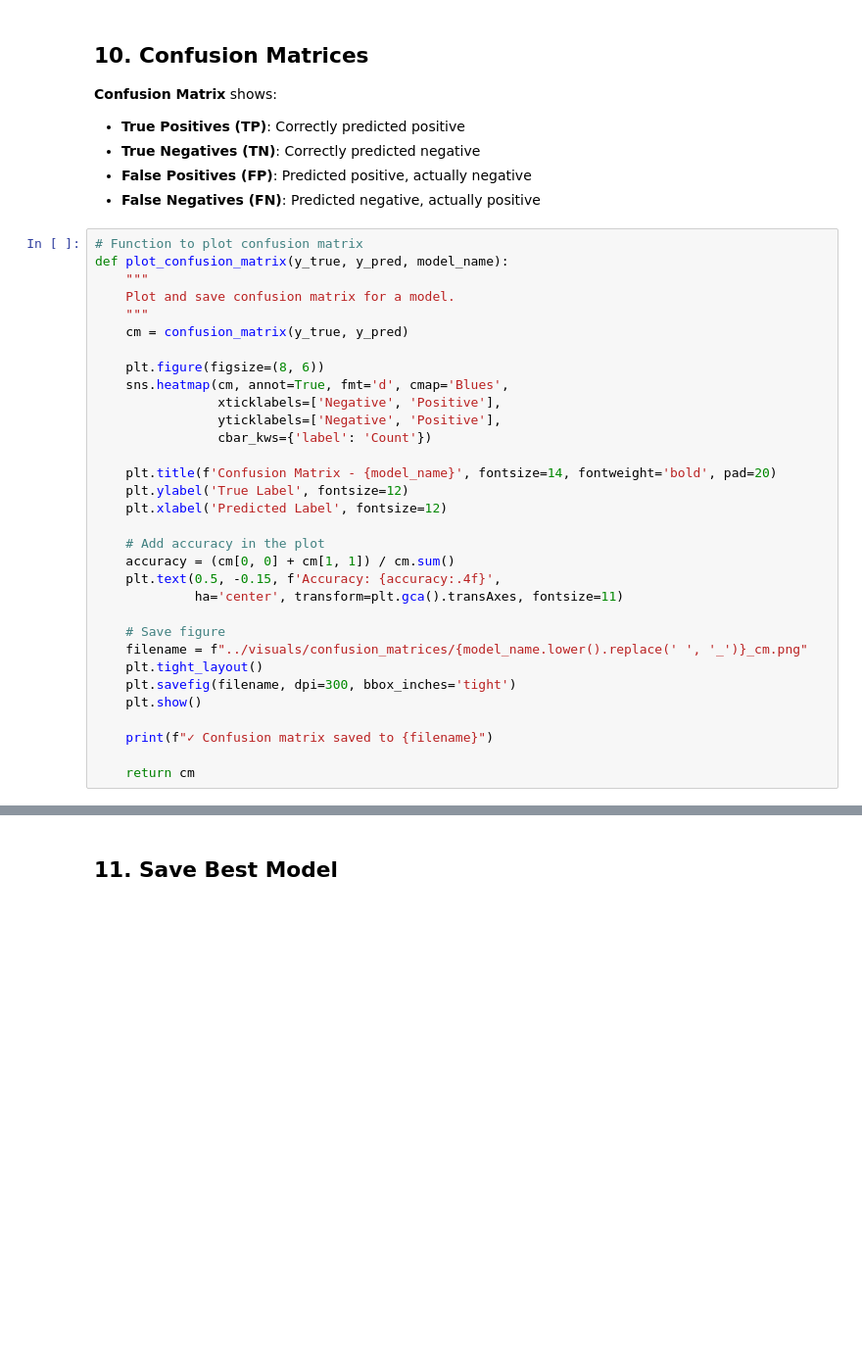
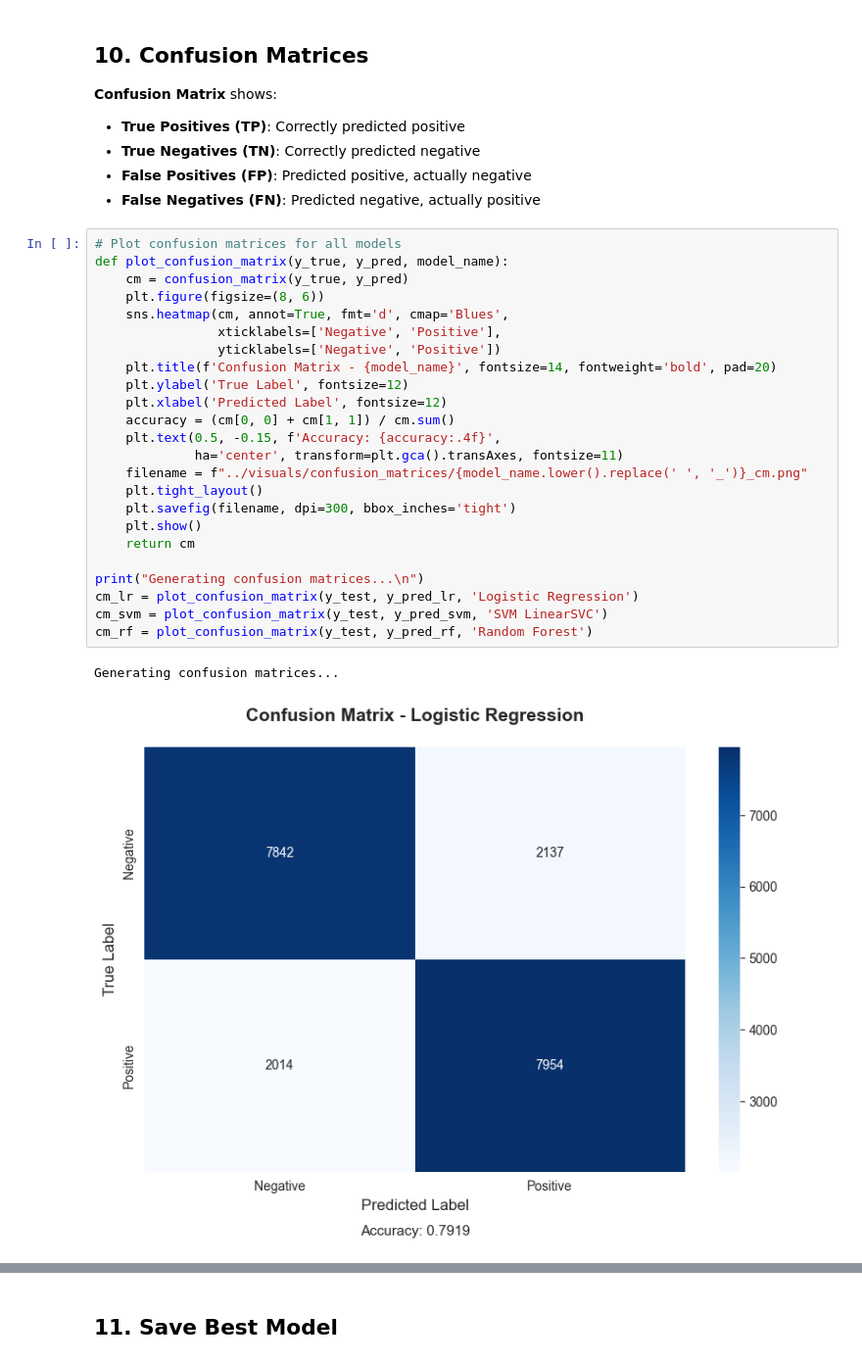
Before and after one commit to Ismailbak/Analyse-automatique-des-sentiments, a Jupyter notebook: notebooks/02_ml_models_baselines.ipynb, the cells around one changed output, grey strips where cells are left out. Shown at 98% size. Saved outputs shown, nothing was run; the diff lists cells and outputs as text; blank space fills up the shorter version.

```diff
--- a/notebooks/02_ml_models_baselines.ipynb
+++ b/notebooks/02_ml_models_baselines.ipynb
@@ -442,34 +380,29 @@ print("✓ Comparison chart saved to visuals/charts/model_comparison.png")
 - **False Positives (FP)**: Predicted positive, actually negative
 - **False Negatives (FN)**: Predicted negative, actually positive
 # %%
-# Function to plot confusion matrix
+# Plot confusion matrices for all models
 def plot_confusion_matrix(y_true, y_pred, model_name):
-    """
-    Plot and save confusion matrix for a model.
-    """
     cm = confusion_matrix(y_true, y_pred)
-
     plt.figure(figsize=(8, 6))
     sns.heatmap(cm, annot=True, fmt='d', cmap='Blues',
                 xticklabels=['Negative', 'Positive'],
-                yticklabels=['Negative', 'Positive'],
-                cbar_kws={'label': 'Count'})
-
+                yticklabels=['Negative', 'Positive'])
     plt.title(f'Confusion Matrix - {model_name}', fontsize=14, fontweight='bold', pad=20)
     plt.ylabel('True Label', fontsize=12)
     plt.xlabel('Predicted Label', fontsize=12)
-
-    # Add accuracy in the plot
     accuracy = (cm[0, 0] + cm[1, 1]) / cm.sum()
     plt.text(0.5, -0.15, f'Accuracy: {accuracy:.4f}',
              ha='center', transform=plt.gca().transAxes, fontsize=11)
-
-    # Save figure
     filename = f"../visuals/confusion_matrices/{model_name.lower().replace(' ', '_')}_cm.png"
     plt.tight_layout()
     plt.savefig(filename, dpi=300, bbox_inches='tight')
     plt.show()
+    return cm
 
-    print(f"✓ Confusion matrix saved to {filename}")
-
-    return cm
+print("Generating confusion matrices...\n")
+cm_lr = plot_confusion_matrix(y_test, y_pred_lr, 'Logistic Regression')
+cm_svm = plot_confusion_matrix(y_test, y_pred_svm, 'SVM LinearSVC')
+cm_rf = plot_confusion_matrix(y_test, y_pred_rf, 'Random Forest')
+# %% [output]
+Generating confusion matrices...
+[figure, added]
```
Also changed, not shown: parts of 17 cells of this notebook, 7 other files.
